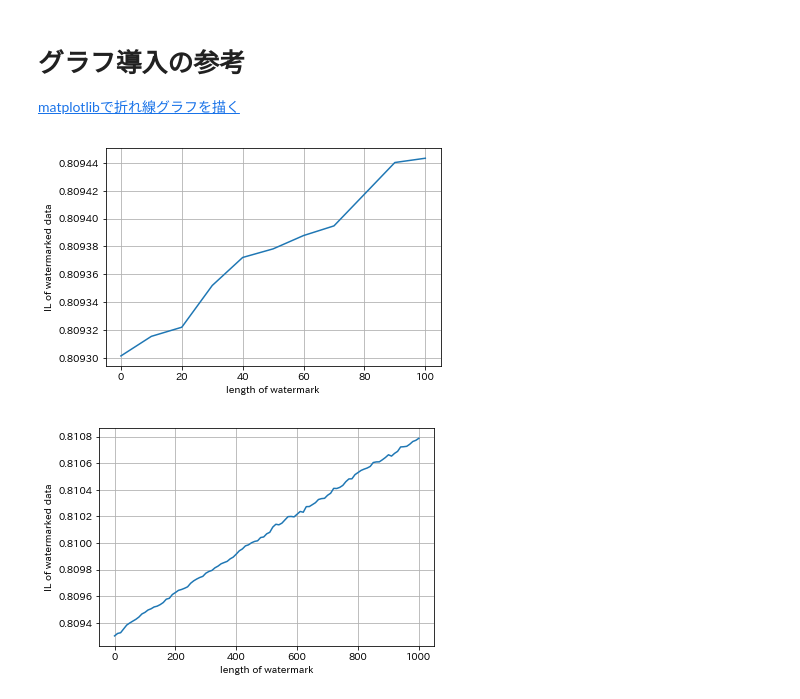
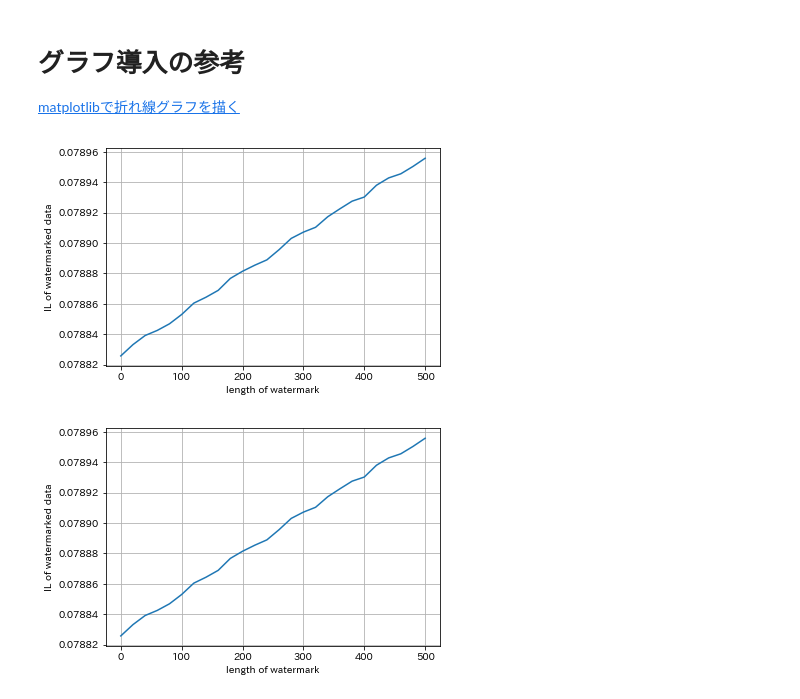
Before and after one commit to yuta1331/watermark, a Jupyter notebook: jupyter/IL_evaluation.ipynb, the cells around one changed output. Cells and saved outputs as stored; diff of their text form; code cells hidden in the pictures.

```diff
--- a/jupyter/IL_evaluation.ipynb
+++ b/jupyter/IL_evaluation.ipynb
@@ -25,13 +25,13 @@ def IL_show_from_pickle(IL_dict_pickle):
         IL_dict = pickle.load(f)
     IL_show(IL_dict)
 # %%
-IL_show_from_pickle('../result/IL_results100.pkl')
+IL_show_from_pickle('../result/new_IL_results_proposal_embedding_500.pkl')
 # %% [output]
-[figure, old version]
+[figure, new version]
 # %%
-IL_show_from_pickle('../result/IL_results1000.pkl')
+IL_show_from_pickle('../result/new_IL_results_proposal_500.pkl')
 # %% [output]
-[figure, old version]
+[figure, new version]
 # %%
 def IL_show(IL_dict_l, legend_l):
     # linestyles = ['solid', 'dashed', 'dashdot', 'dotted']
```
Also changed, not shown: parts of 5 cells of this notebook, 3 other files.
